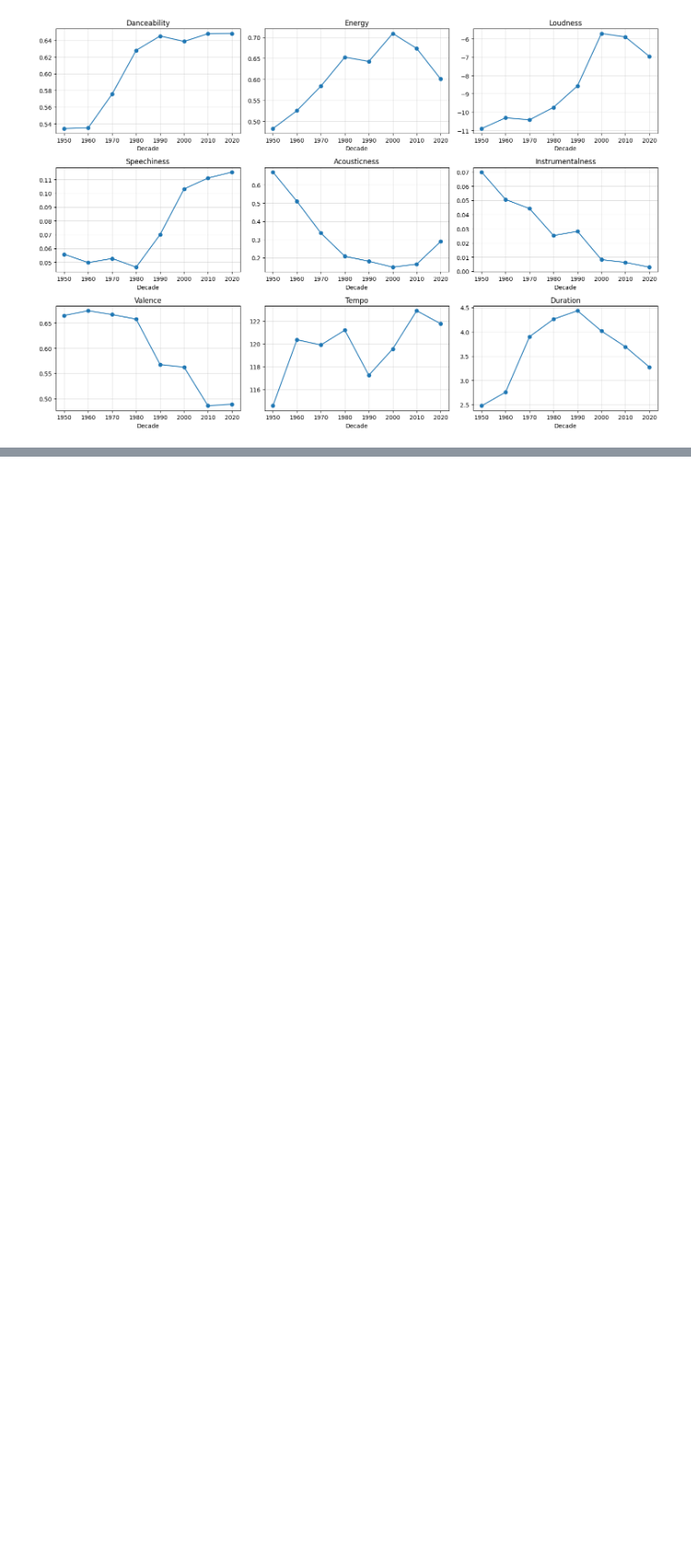
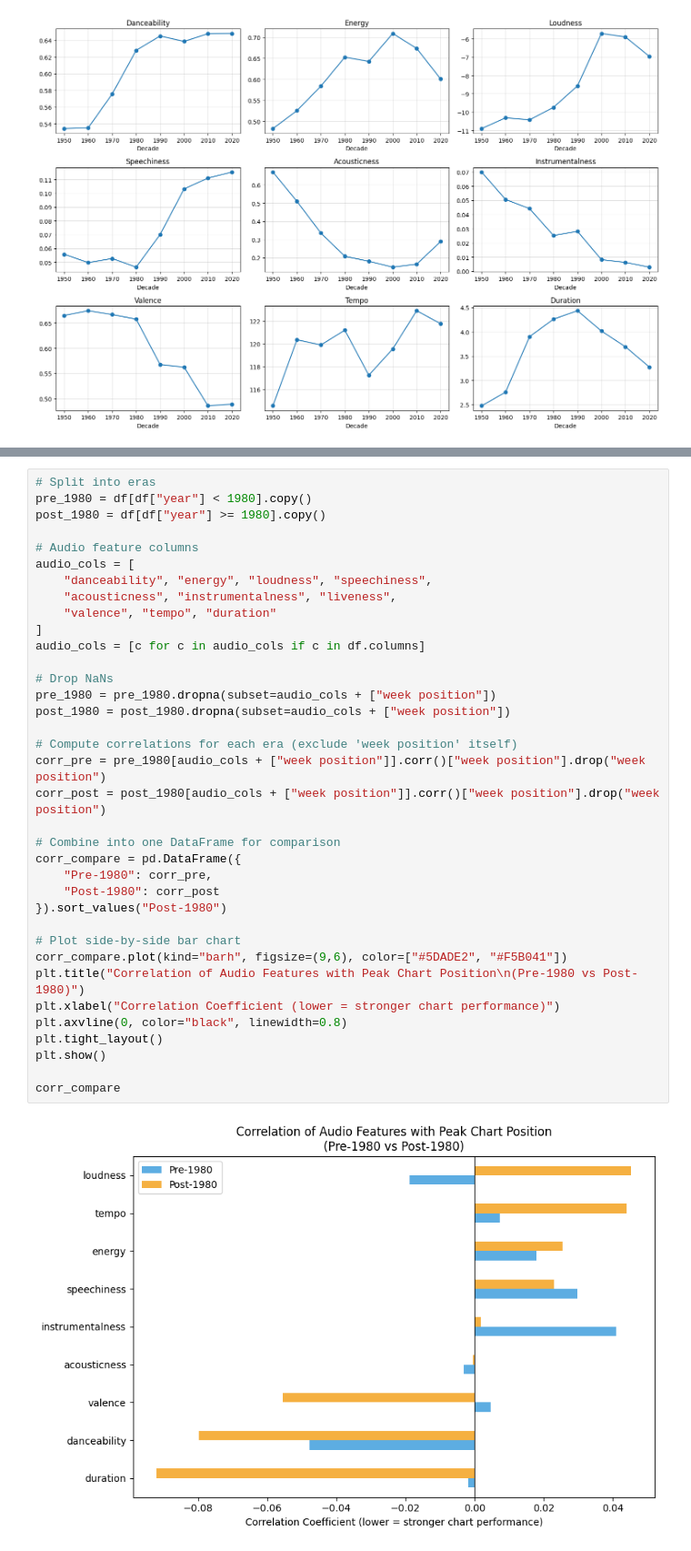
Before and after one commit to andyy-liu/billboard-audio-trends, a Jupyter notebook: notebooks/02_analysis.ipynb, the cells around one changed output, grey strips where cells are left out. Shown at 91% size. Drawn from its saved outputs; the diff is of its cells as text; blank space fills up the shorter version.

```diff
--- a/notebooks/02_analysis.ipynb
+++ b/notebooks/02_analysis.ipynb
@@ -66,0 +197,38 @@ sns.lineplot(data=df, x='decade', y='energy', hue='genre')
+# %%
+# Split into eras
+pre_1980 = df[df["year"] < 1980].copy()
+post_1980 = df[df["year"] >= 1980].copy()
+
+# Audio feature columns
+audio_cols = [
+    "danceability", "energy", "loudness", "speechiness",
+    "acousticness", "instrumentalness", "liveness",
+    "valence", "tempo", "duration"
+]
+audio_cols = [c for c in audio_cols if c in df.columns]
+
+# Drop NaNs
+pre_1980 = pre_1980.dropna(subset=audio_cols + ["week position"])
+post_1980 = post_1980.dropna(subset=audio_cols + ["week position"])
+
+# Compute correlations for each era (exclude 'week position' itself)
+corr_pre = pre_1980[audio_cols + ["week position"]].corr()["week position"].drop("week position")
+corr_post = post_1980[audio_cols + ["week position"]].corr()["week position"].drop("week position")
+
+# Combine into one DataFrame for comparison
+corr_compare = pd.DataFrame({
+    "Pre-1980": corr_pre,
+    "Post-1980": corr_post
+}).sort_values("Post-1980")
+
+# Plot side-by-side bar chart
+corr_compare.plot(kind="barh", figsize=(9,6), color=["#5DADE2", "#F5B041"])
+plt.title("Correlation of Audio Features with Peak Chart Position\n(Pre-1980 vs Post-1980)")
+plt.xlabel("Correlation Coefficient (lower = stronger chart performance)")
+plt.axvline(0, color="black", linewidth=0.8)
+plt.tight_layout()
+plt.show()
+
+corr_compare
+# %% [output]
+[figure, added]
```
Also changed, not shown: parts of 10 cells of this notebook.
